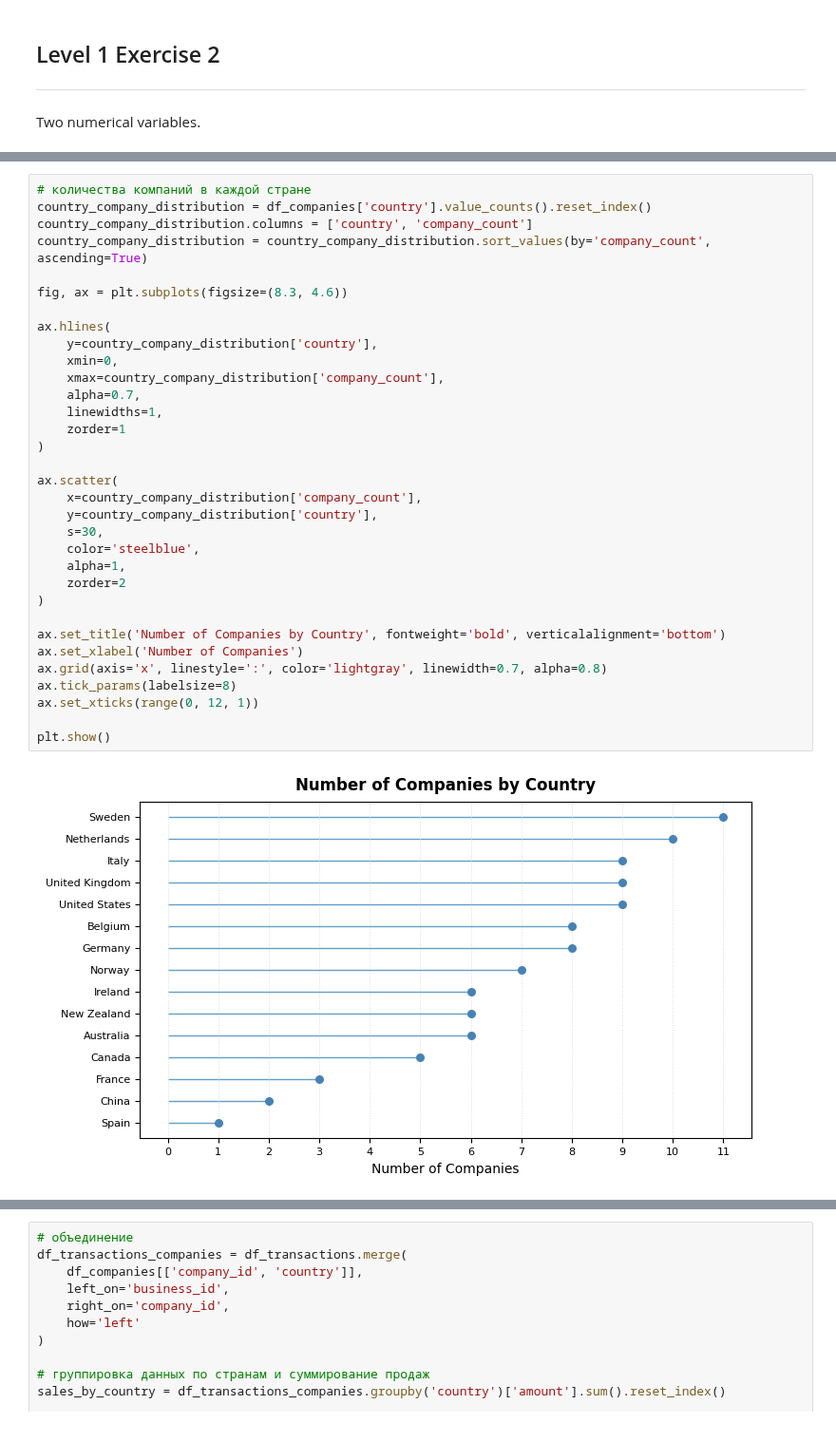
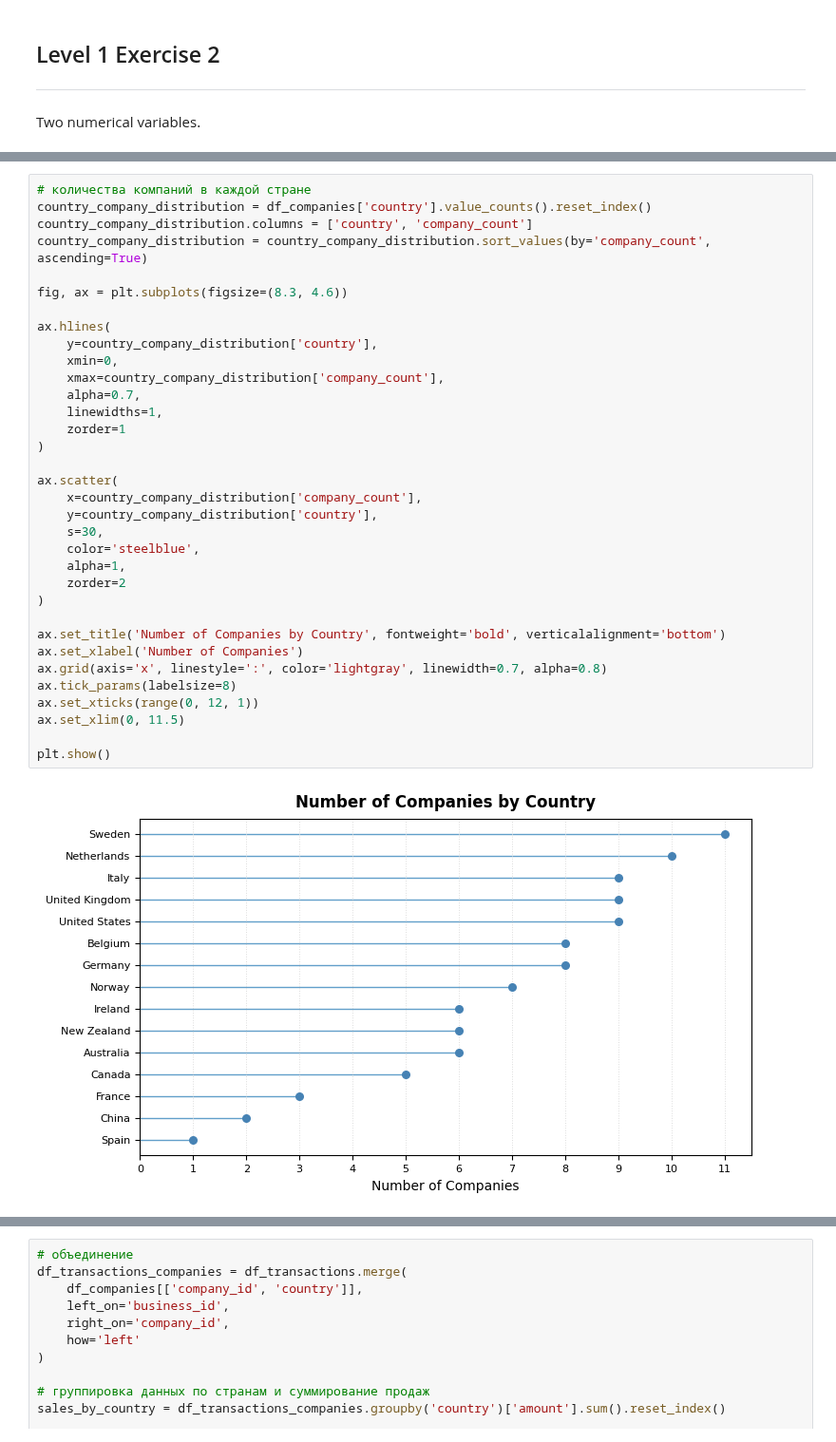
Before and after one commit to leocareer/DA_specialization, a Jupyter notebook: Sprint_08/S8_01.ipynb, the cells around one changed output, grey strips where cells are left out. Shown at 95% size. Saved outputs shown, nothing was run; the diff lists cells and outputs as text.

```diff
--- a/Sprint_08/S8_01.ipynb
+++ b/Sprint_08/S8_01.ipynb
@@ -104,34 +108,35 @@ country_company_distribution.columns = ['country', 'company_count']
 country_company_distribution = country_company_distribution.sort_values(by='company_count', ascending=True)
 
 fig, ax = plt.subplots(figsize=(8.3, 4.6))
 
 ax.hlines(
     y=country_company_distribution['country'],
     xmin=0,
     xmax=country_company_distribution['company_count'],
     alpha=0.7,
     linewidths=1,
     zorder=1
 )
 
 ax.scatter(
     x=country_company_distribution['company_count'],
     y=country_company_distribution['country'],
     s=30,
     color='steelblue',
     alpha=1,
     zorder=2
 )
 
 ax.set_title('Number of Companies by Country', fontweight='bold', verticalalignment='bottom')
 ax.set_xlabel('Number of Companies')
 ax.grid(axis='x', linestyle=':', color='lightgray', linewidth=0.7, alpha=0.8)
 ax.tick_params(labelsize=8)
 ax.set_xticks(range(0, 12, 1))
+ax.set_xlim(0, 11.5)
 
 plt.show()
 # %% [output]
-[figure, old version]
+[figure, new version]
 # %% [markdown]
 ## Level 1 Exercise 4
 ---
```
Also changed, not shown: parts of 5 cells of this notebook.
